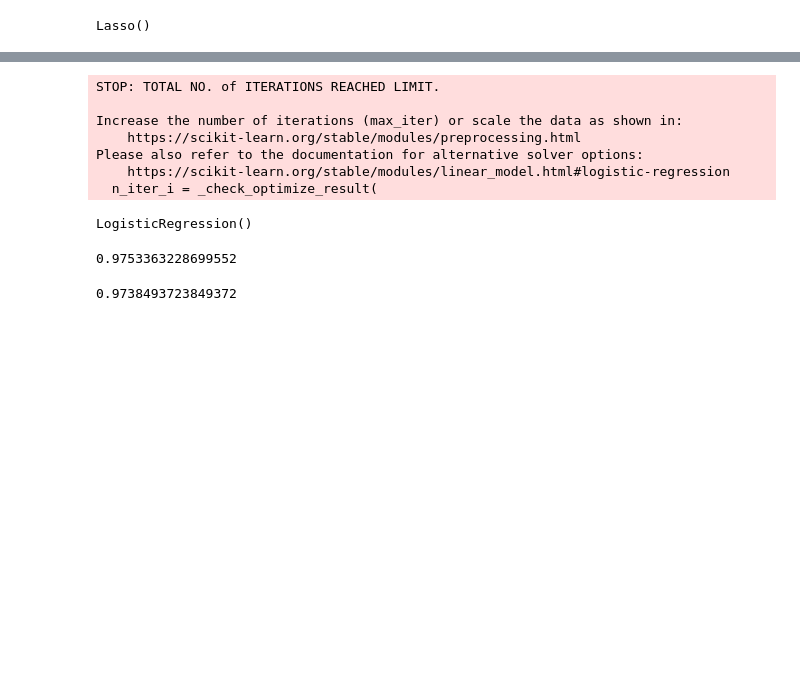
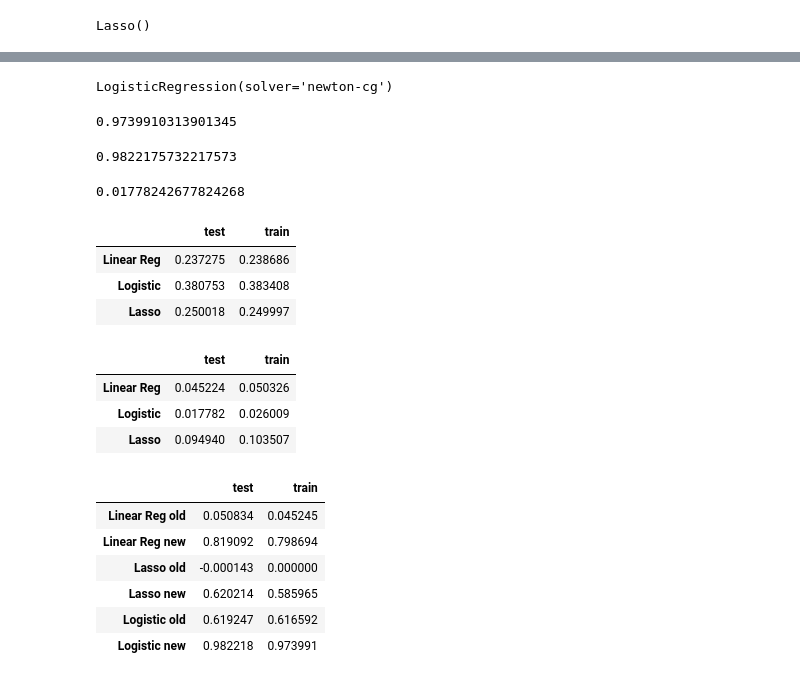
Before and after one commit to harrysyz99/Wine_quality_analysis, a Jupyter notebook: wine_type_prediction.ipynb, the cells around one changed output, grey strips where cells are left out. Saved outputs shown, nothing was run; the diff lists cells and outputs as text; code cells hidden in the pictures; blank space fills up the shorter version.

```diff
--- a/wine_type_prediction.ipynb
+++ b/wine_type_prediction.ipynb
@@ -529,2 +532,2 @@ lasso2.score(testx_final,testy)
 # %%
-lasso2.score(trainx_final,trainy)
+lassotrain2 = lasso2.score(trainx_final,trainy)
@@ -533,20 +542,21 @@ lasso2.score(trainx_final,trainy)
 # %%
-logit2 = linear_model.LogisticRegression(solver="lbfgs")
+logit2 = linear_model.LogisticRegression(solver="newton-cg")
 logit2.fit(trainx_final, trainy)
 # %% [output]
-STOP: TOTAL NO. of ITERATIONS REACHED LIMIT.
-
-Increase the number of iterations (max_iter) or scale the data as shown in:
-    https://scikit-learn.org/stable/modules/preprocessing.html
-Please also refer to the documentation for alternative solver options:
-    https://scikit-learn.org/stable/modules/linear_model.html#logistic-regression
-  n_iter_i = _check_optimize_result(
+LogisticRegression(solver='newton-cg')
-LogisticRegression()
 # %%
-logit2.score(trainx_final,trainy)
+logittrain2 = logit2.score(trainx_final,trainy)
+logittrain2
 # %% [output]
-0.9753363228699552
+0.9739910313901345
 # %%
-logit2.score(testx_final,testy)
+logittest2 = logit2.score(testx_final,testy)
+logittest2
 # %% [output]
-0.9738493723849372
+0.9822175732217573
+# %%
+MSEtrainlogitfinalfinal = metrics.mean_squared_error(trainy, logit2.predict(trainx_final))
+MSEtestlogitfinalfinal = metrics.mean_squared_error(testy,logit2.predict(testx_final))
+MSEtestlogitfinalfinal
+# %% [output]
+0.01778242677824268
@@ -552,0 +568,26 @@ logit2.score(testx_final,testy)
+# %%
+old
+# %% [output]
+|  | test | train |
+| Linear Reg | 0.237275 | 0.238686 |
+| Logistic | 0.380753 | 0.383408 |
+| Lasso | 0.250018 | 0.249997 |
+# %%
+new
+# %% [output]
+|  | test | train |
+| Linear Reg | 0.045224 | 0.050326 |
+| Logistic | 0.017782 | 0.026009 |
+| Lasso | 0.094940 | 0.103507 |
+# %%
+data_compare = {'test':[lgmtest1,lgmtest2,lassotest1,lassotest2,logittest1,logittest2],'train':[lgmtrain1,lgmtrain2,lassotrain1,lassotrain2,logittrain1,logittrain2]}
+compare = pd.DataFrame(data_compare, index =['Linear Reg old','Linear Reg new','Lasso old','Lasso new','Logistic old','Logistic new'])
+compare
+# %% [output]
+|  | test | train |
+| Linear Reg old | 0.050834 | 0.045245 |
+| Linear Reg new | 0.819092 | 0.798694 |
+| Lasso old | -0.000143 | 0.000000 |
+| Lasso new | 0.620214 | 0.585965 |
+| Logistic old | 0.619247 | 0.616592 |
+| Logistic new | 0.982218 | 0.973991 |
```
Also changed, not shown: parts of 48 cells of this notebook.
